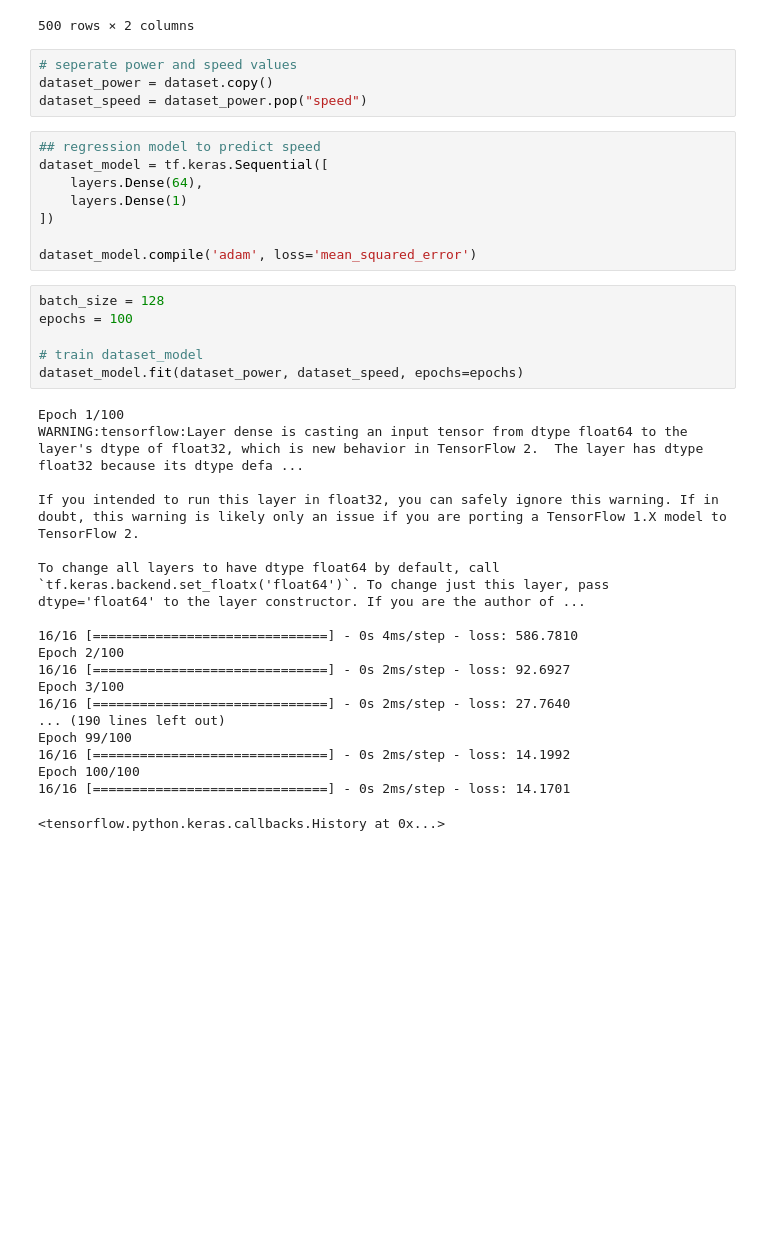
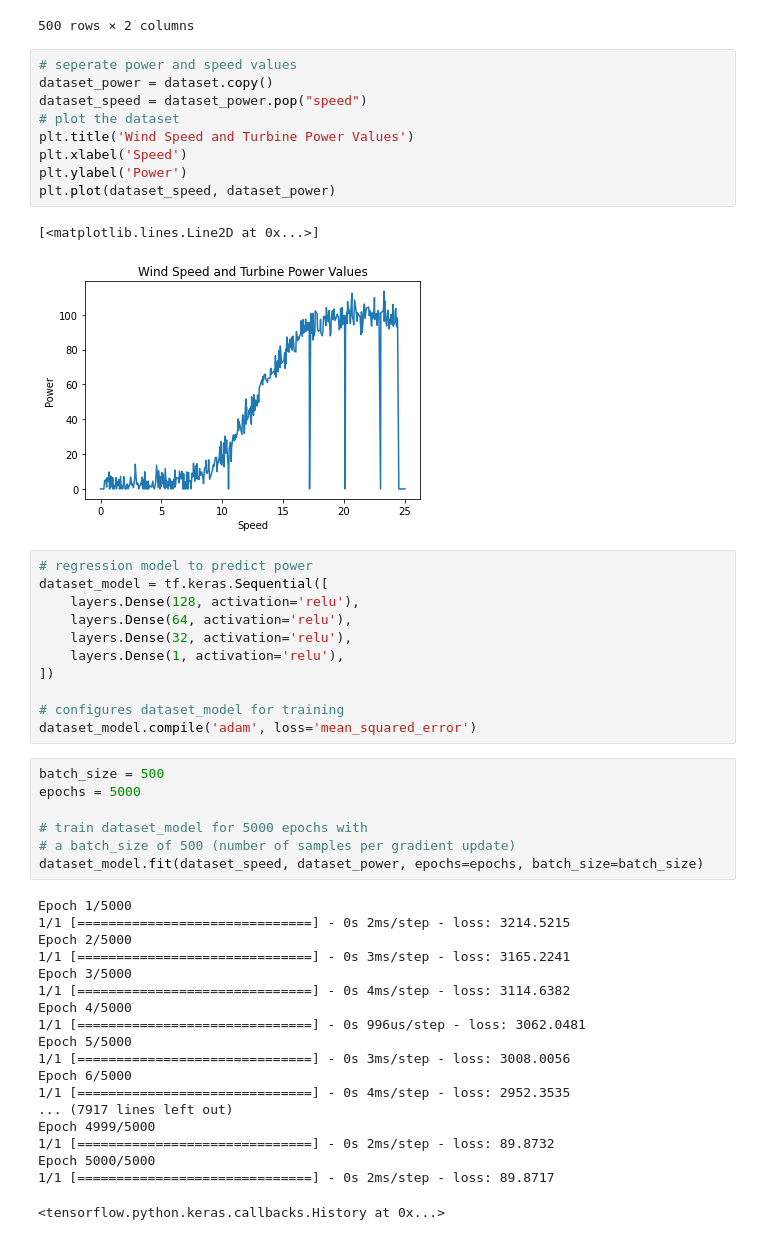
Before and after one commit to JackMcnamee/EmergingTechProject, a Jupyter notebook: Trainer.ipynb, the cells around one changed output. Drawn from its saved outputs; the diff is of its cells as text; blank space fills up the shorter version.

Commit message:
Improving accuracy of model

```diff
--- a/Trainer.ipynb
+++ b/Trainer.ipynb
@@ -28,38 +33,50 @@ dataset
 # %%
 # seperate power and speed values
 dataset_power = dataset.copy()
 dataset_speed = dataset_power.pop("speed")
+# plot the dataset
+plt.title('Wind Speed and Turbine Power Values')
+plt.xlabel('Speed')
+plt.ylabel('Power')
+plt.plot(dataset_speed, dataset_power)
+# %% [output]
+[<matplotlib.lines.Line2D at 0x...>]
+[figure, added]
 # %%
-## regression model to predict speed
+# regression model to predict power
 dataset_model = tf.keras.Sequential([
-    layers.Dense(64),
-    layers.Dense(1)
+    layers.Dense(128, activation='relu'),
+    layers.Dense(64, activation='relu'),
+    layers.Dense(32, activation='relu'),
+    layers.Dense(1, activation='relu'),
 ])
 
+# configures dataset_model for training
 dataset_model.compile('adam', loss='mean_squared_error')
 # %%
-batch_size = 128
-epochs = 100
+batch_size = 500
+epochs = 5000
 
-# train dataset_model
-dataset_model.fit(dataset_power, dataset_speed, epochs=epochs)
+# train dataset_model for 5000 epochs with
+# a batch_size of 500 (number of samples per gradient update)
+dataset_model.fit(dataset_speed, dataset_power, epochs=epochs, batch_size=batch_size)
 # %% [output]
-Epoch 1/100
-WARNING:tensorflow:Layer dense is casting an input tensor from dtype float64 to the layer's dtype of float32, which is new behavior in TensorFlow 2.  The layer has dtype float32 because its dtype defa ...
-
-If you intended to run this layer in float32, you can safely ignore this warning. If in doubt, this warning is likely only an issue if you are porting a TensorFlow 1.X model to TensorFlow 2.
-
-To change all layers to have dtype float64 by default, call `tf.keras.backend.set_floatx('float64')`. To change just this layer, pass dtype='float64' to the layer constructor. If you are the author of ...
-
-16/16 [==============================] - 0s 4ms/step - loss: 586.7810
-Epoch 2/100
-16/16 [==============================] - 0s 2ms/step - loss: 92.6927
-Epoch 3/100
-16/16 [==============================] - 0s 2ms/step - loss: 27.7640
-... (190 lines left out)
-Epoch 99/100
-16/16 [==============================] - 0s 2ms/step - loss: 14.1992
-Epoch 100/100
-16/16 [==============================] - 0s 2ms/step - loss: 14.1701
+Epoch 1/5000
+1/1 [==============================] - 0s 2ms/step - loss: 3214.5215
+Epoch 2/5000
+1/1 [==============================] - 0s 3ms/step - loss: 3165.2241
+Epoch 3/5000
+1/1 [==============================] - 0s 4ms/step - loss: 3114.6382
+Epoch 4/5000
+1/1 [==============================] - 0s 996us/step - loss: 3062.0481
+Epoch 5/5000
+1/1 [==============================] - 0s 3ms/step - loss: 3008.0056
+Epoch 6/5000
+1/1 [==============================] - 0s 4ms/step - loss: 2952.3535
+... (7917 lines left out)
+Epoch 4999/5000
+1/1 [==============================] - 0s 2ms/step - loss: 89.8732
+Epoch 5000/5000
+1/1 [==============================] - 0s 2ms/step - loss: 89.8717
 <tensorflow.python.keras.callbacks.History at 0x...>
 # %%
```
Also changed, not shown: parts of 6 cells of this notebook, 1 other file.
